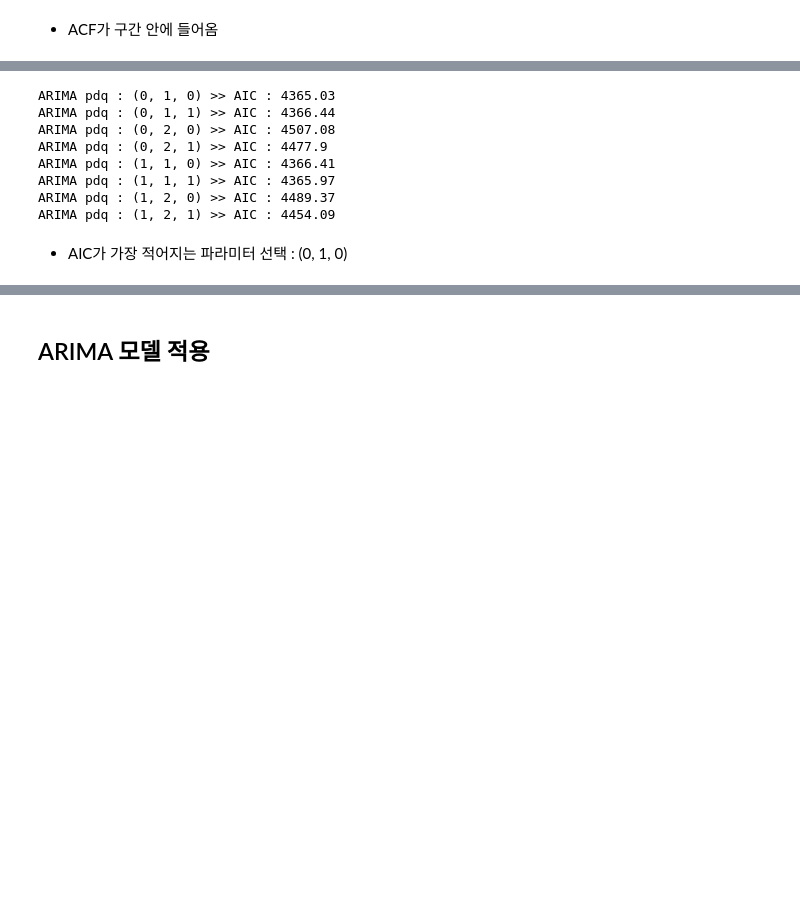
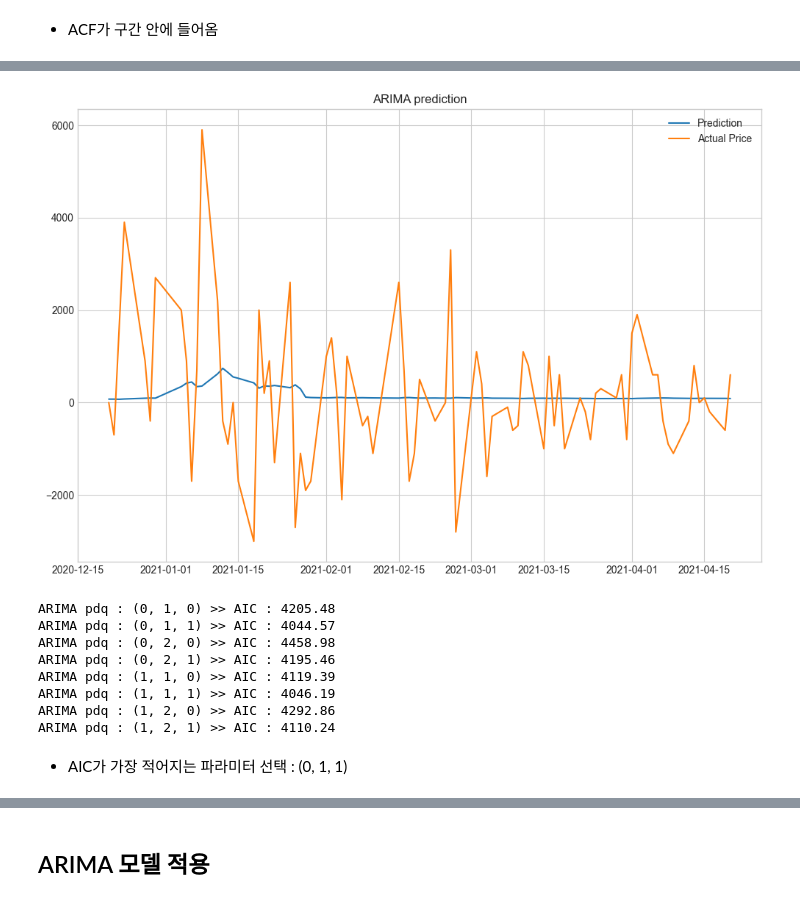
Before and after one commit to jiboo01/Tobigs20, a Jupyter notebook: 6주차 과제/시계열분석_과제.ipynb, the cells around one changed output, grey strips where cells are left out. Drawn from its saved outputs; the diff is of its cells as text; code cells hidden in the pictures; blank space fills up the shorter version.

```diff
--- a/6주차 과제/시계열분석_과제.ipynb
+++ b/6주차 과제/시계열분석_과제.ipynb
@@ -187,0 +244,9 @@ test_data = samsung_df[len(samsung_df)-65:]
+# %%
+for t in range(len(test)):
+    model = ARIMA(history, order=(0,1,1))       # 최적 파라미터 바탕으로 ARIMA 모델 생성
+    model_fit = model.fit()
+    output = model_fit.forecast()       # 예측 진행
+    yhat = output[0]        # 예측값을 yhat 변수에 저장한 뒤,
+    predictions.append(yhat)        # 예측값을 모아놓는 리스트인 predictions에 for문 돌리면서 append 해주기
+    obs = test[t]       # 해당 예측값에 대응하는 실제 test 데이터를 변수 obs에 저장한 뒤,
+    history.append(obs)     # train 데이터 실제값이 들어있는 리스트 history에 append 해주기
@@ -187,0 +295,2 @@ test_data = samsung_df[len(samsung_df)-65:]
+# %%
+date_index = test.reset_index()['day']
@@ -187,0 +312,5 @@ test_data = samsung_df[len(samsung_df)-65:]
+# %%
+pred_df = pd.DataFrame(predictions)
+pred_df = pd.concat([date_index, pred_df], axis=1)
+pred_df.rename(columns={0:'prediction'}, inplace=True)
+pred_df
@@ -187,0 +351,3 @@ test_data = samsung_df[len(samsung_df)-65:]
+# %%
+test_df = pd.DataFrame(test).reset_index()
+test_df
@@ -188,3 +368,14 @@ test_data = samsung_df[len(samsung_df)-65:]
+# %%
+# test 실제값, 예측값 비교 시각화
+
+plt.figure(figsize=(12,8))
+plt.plot(pred_df['day'], pred_df['prediction'], label="Prediction")
+plt.plot(test_df['day'], test_df['price'], label="Actual Price")
+plt.title("ARIMA prediction")
+plt.legend()
+plt.show()
+# %% [output]
+[figure, added]
 # %%
 # 최적 파라미터 탐색
 
@@ -195,21 +386,21 @@ pdq = list(itertools.product(p, d, q))
 
 AIC = []
 for i in pdq :
-    model = ARIMA(train_data['price'].values, order=(i))
+    model = ARIMA(train.values, order=(i))
     model_fit = model.fit()
     print(f'ARIMA pdq : {i} >> AIC : {round(model_fit.aic, 2)}')
     AIC.append(round(model_fit.aic, 2))
 # %% [output]
-ARIMA pdq : (0, 1, 0) >> AIC : 4365.03
-ARIMA pdq : (0, 1, 1) >> AIC : 4366.44
-ARIMA pdq : (0, 2, 0) >> AIC : 4507.08
-ARIMA pdq : (0, 2, 1) >> AIC : 4477.9
-ARIMA pdq : (1, 1, 0) >> AIC : 4366.41
-ARIMA pdq : (1, 1, 1) >> AIC : 4365.97
-ARIMA pdq : (1, 2, 0) >> AIC : 4489.37
-ARIMA pdq : (1, 2, 1) >> AIC : 4454.09
+ARIMA pdq : (0, 1, 0) >> AIC : 4205.48
+ARIMA pdq : (0, 1, 1) >> AIC : 4044.57
+ARIMA pdq : (0, 2, 0) >> AIC : 4458.98
+ARIMA pdq : (0, 2, 1) >> AIC : 4195.46
+ARIMA pdq : (1, 1, 0) >> AIC : 4119.39
+ARIMA pdq : (1, 1, 1) >> AIC : 4046.19
+ARIMA pdq : (1, 2, 0) >> AIC : 4292.86
+ARIMA pdq : (1, 2, 1) >> AIC : 4110.24
 # %% [markdown]
-* AIC가 가장 적어지는 파라미터 선택 : (0, 1, 0)
+* AIC가 가장 적어지는 파라미터 선택 : (0, 1, 1)
 # %%
 # 최적 파라미터 선택
 optim = [(pdq[i], j) for i, j in enumerate(AIC) if j == min(AIC)]
```
Also changed, not shown: parts of 38 cells of this notebook.
